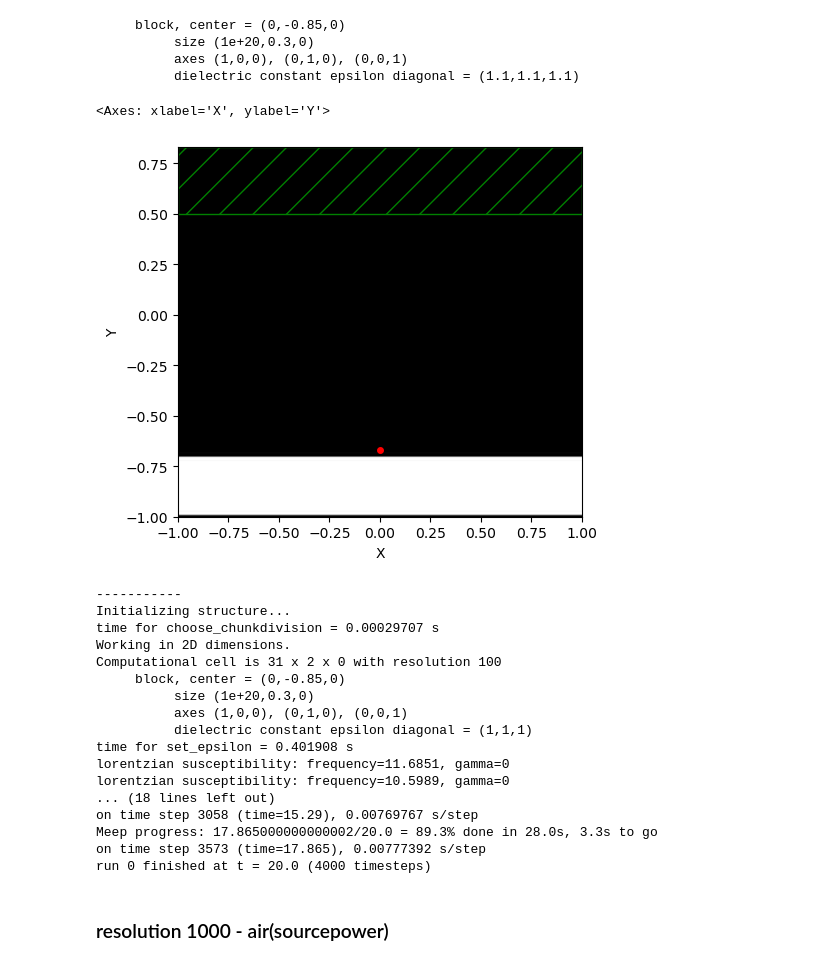
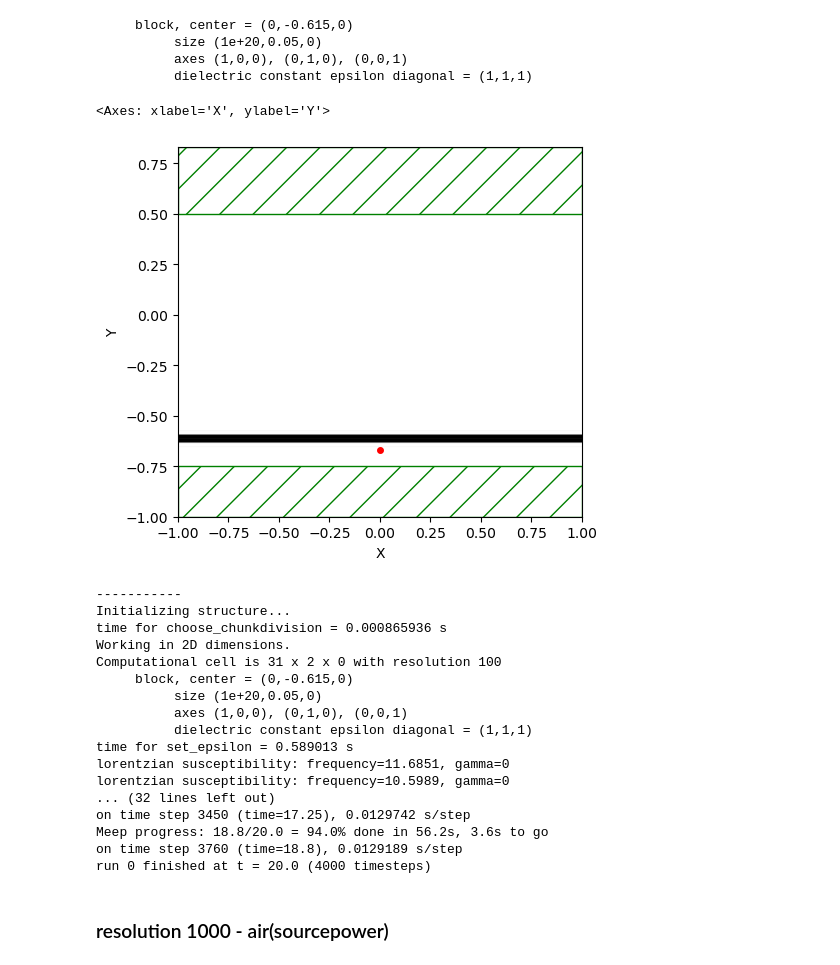
Before and after one commit to M2nion/EIDL, a Jupyter notebook: Tool/Meep/LGD/Meep code/OLED structure/Layer by Layer check/OLED_update_LBL.ipynb, the cells around one changed output. Cells and saved outputs as stored; diff of their text form; code cells hidden in the pictures.

```diff
--- a/Tool/Meep/LGD/Meep code/OLED structure/Layer by Layer check/OLED_update_LBL.ipynb
+++ b/Tool/Meep/LGD/Meep code/OLED structure/Layer by Layer check/OLED_update_LBL.ipynb
@@ -87,9 +87,9 @@ def Material_fit(Material_data_csv=".",
 
     return eps_inf_best, suscepts
 
-sio2_data_path = "/home/min/EIDL/Tool/Meep/LGD/Meep code/OLED structure/Layer by Layer check/New fitting/New fitting data/SiO2/Material data/sio2_material_data.csv"
-al_data_path   = "/home/min/EIDL/Tool/Meep/LGD/Meep code/OLED structure/Layer by Layer check/New fitting/New fitting data/Al/Material data/al_material_data.csv"
-andp_data_path = "/home/min/EIDL/Tool/Meep/LGD/Meep code/OLED structure/Layer by Layer check/New fitting/New fitting data/aNDP/Material data/aNDP_material_data.csv"
+sio2_data_path = "/home/min/EIDL/Tool/Meep/LGD/Meep code/OLED structure/Layer by Layer check/New fitting/New fitting data/SiO2/lumerical_sio2_eps.csv"
+al_data_path   = "/home/min/EIDL/Tool/Meep/LGD/Meep code/OLED structure/Layer by Layer check/New fitting/New fitting data/Al/lumerical_al_eps.csv"
+andp_data_path = "/home/min/EIDL/Tool/Meep/LGD/Meep code/OLED structure/Layer by Layer check/New fitting/New fitting data/aNDP/lumerical_aNDP_eps.csv"
 
 eps_inf_sio2, suscept_sio2 = Material_fit(Material_data_csv=sio2_data_path)
 eps_inf_al, suscept_al = Material_fit(Material_data_csv=al_data_path)
@@ -108,10 +103,13 @@ aNDP = mp.Medium(epsilon=eps_inf_andp, E_susceptibilities = suscept_andp) # aNDP
 Cathode = mp.Medium(epsilon = eps_inf_al, E_susceptibilities = suscept_al)
 
 # Cathode = mp.perfect_electric_conductor,
+CoverLayer_index = 1.9
+ITO_m_index = 1.8
+Alq3_index = 1.68
 
-CoverLayer = mp.Medium(index=1.9) # SiN ,
-ITO_m = mp.Medium(index=1.8)
-Alq3 = mp.Medium(index=1.68)
+CoverLayer = mp.Medium(epsilon=CoverLayer_index**2) # SiN ,
+ITO_m = mp.Medium(epsilon=ITO_m_index**2)
+Alq3 = mp.Medium(index = Alq3_index)
 Air = mp.Medium(index=1.0) # 공기,
 
 Glass_layer = 1.37
@@ -127,6 +125,8 @@ boundary_layers = [
     mp.PML(thickness=PML_layer, direction=mp.X, side=mp.Low),  # 좌측 PML,
     mp.PML(thickness=PML_layer, direction=mp.X, side=mp.High), # 우측 PML,
     mp.PML(thickness=PML_layer, direction=mp.Y, side=mp.High), # 상단 PML,
+    mp.PML(thickness=0.25, direction=mp.Y, side=mp.Low), # 상단 PML,
+
 ]
 
 Cathode_center = mp.Vector3(0, -0.85, 0)
@@ -184,14 +184,14 @@ sources = [mp.Source(
         component=mp.Ex,
         center=source_center,
         size=mp.Vector3(0,0,0),
-        amplitude = 0.1
+        # amplitude = 0.1
 )]
 # %%
 # === 시뮬레이션 설정 === #
-sim_fitting_Al = mp.Simulation(
+sim_fitting = mp.Simulation(
     cell_size=cell_size,
     boundary_layers=boundary_layers,
-    geometry=geometry_fitting_Al[:1],
+    geometry=geometry_fitting_Al[2:3],
     default_material=mp.Medium(index = 1),
     sources=sources,
     resolution=resolution,
@@ -209,12 +200,12 @@ sim_fitting_Al.plot2D()
 # %%
-sim_fitting_Al.plot2D(output_plane = mp.Volume(center=mp.Vector3(0, -0.67, 0), size=mp.Vector3(2, 3, 0)))
+sim_fitting.plot2D(output_plane = mp.Volume(center=mp.Vector3(0, -0.67, 0), size=mp.Vector3(2, 3, 0)))
 # %% [output]
-     block, center = (0,-0.85,0)
-          size (1e+20,0.3,0)
+     block, center = (0,-0.615,0)
+          size (1e+20,0.05,0)
           axes (1,0,0), (0,1,0), (0,0,1)
-          dielectric constant epsilon diagonal = (1.1,1.1,1.1)
+          dielectric constant epsilon diagonal = (1,1,1)
 <Axes: xlabel='X', ylabel='Y'>
-[figure, old version]
+[figure, new version]
 # %%
 offset = 0.01
 flux_size = 0.02
@@ -231,7 +222,7 @@ focus_f_max = 1/focus_lambda_min
 fcen_monitor = 0.5 * (focus_f_min + focus_f_max)
 df_monitor = focus_f_max - focus_f_min
 
-box_power_fitting_Al = sim_fitting_Al.add_flux(
+box_power_fitting = sim_fitting.add_flux(
     fcen_monitor, df_monitor, nfreq,
     mp.FluxRegion(center=source_center - mp.Vector3(offset, 0, 0),
                   size=mp.Vector3(0, flux_size),
@@ -253,25 +244,25 @@ box_power_fitting_Al = sim_fitting_Al.add_flux(
 
 # sim_fitting_Al.run(until_after_sources = mp.stop_when_fields_decayed(1e-5, mp.Ex, source_center, 0), until = 200)
 
-sim_fitting_Al.run(until = 20)
-net_power_fitting_al = mp.get_fluxes(box_power_fitting_Al)
+sim_fitting.run(until = 20)
+net_power_fitting = mp.get_fluxes(box_power_fitting)
 # %% [output]
 -----------
 Initializing structure...
-time for choose_chunkdivision = 0.00029707 s
+time for choose_chunkdivision = 0.000865936 s
 Working in 2D dimensions.
 Computational cell is 31 x 2 x 0 with resolution 100
-     block, center = (0,-0.85,0)
-          size (1e+20,0.3,0)
+     block, center = (0,-0.615,0)
+          size (1e+20,0.05,0)
           axes (1,0,0), (0,1,0), (0,0,1)
           dielectric constant epsilon diagonal = (1,1,1)
-time for set_epsilon = 0.401908 s
+time for set_epsilon = 0.589013 s
 lorentzian susceptibility: frequency=11.6851, gamma=0
 lorentzian susceptibility: frequency=10.5989, gamma=0
-... (18 lines left out)
-on time step 3058 (time=15.29), 0.00769767 s/step
-Meep progress: 17.865000000000002/20.0 = 89.3% done in 28.0s, 3.3s to go
-on time step 3573 (time=17.865), 0.00777392 s/step
+... (32 lines left out)
+on time step 3450 (time=17.25), 0.0129742 s/step
+Meep progress: 18.8/20.0 = 94.0% done in 56.2s, 3.6s to go
+on time step 3760 (time=18.8), 0.0129189 s/step
 run 0 finished at t = 20.0 (4000 timesteps)
 # %% [markdown]
 ### resolution 1000 - air(sourcepower)
```
Also changed, not shown: parts of 8 cells of this notebook, 8 other files.
